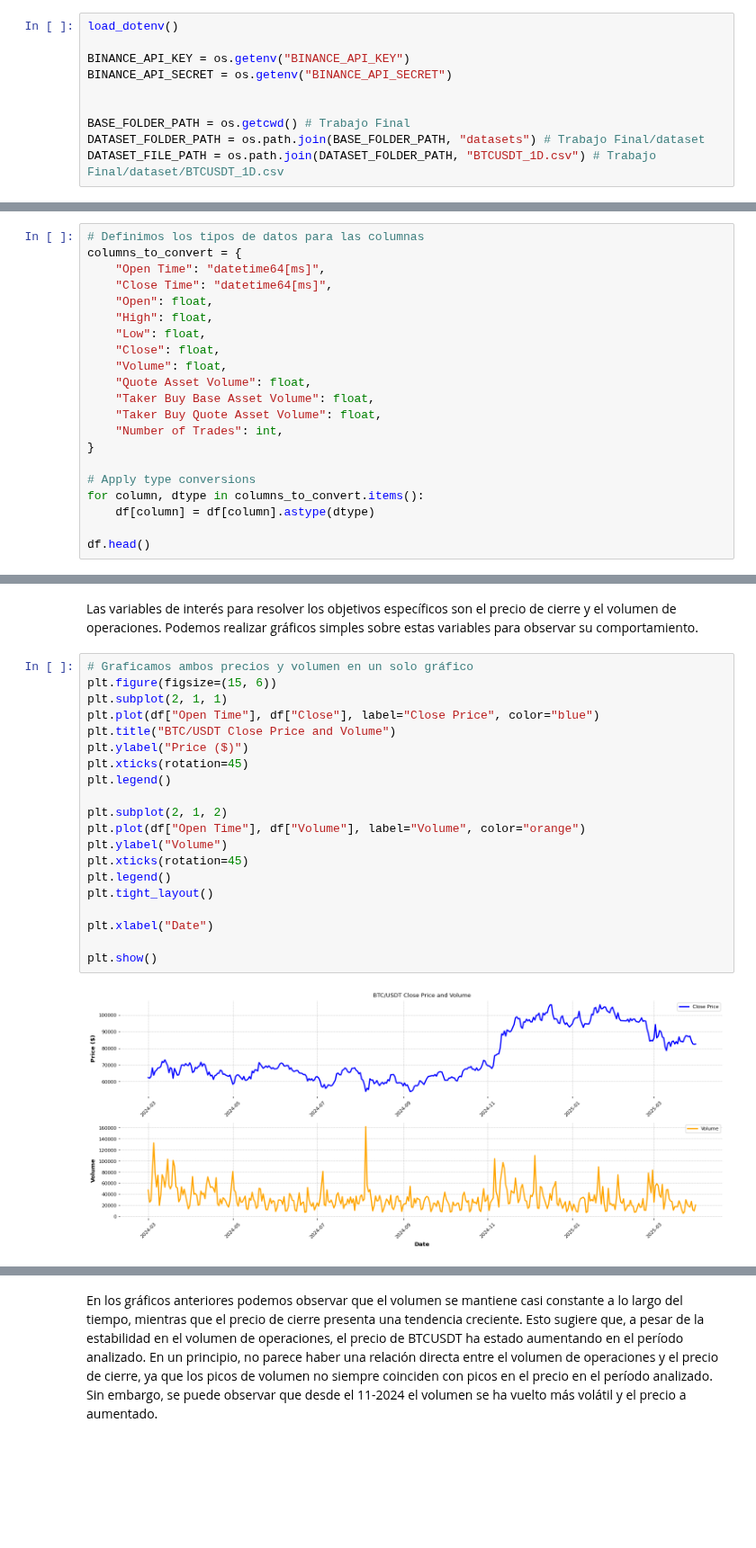
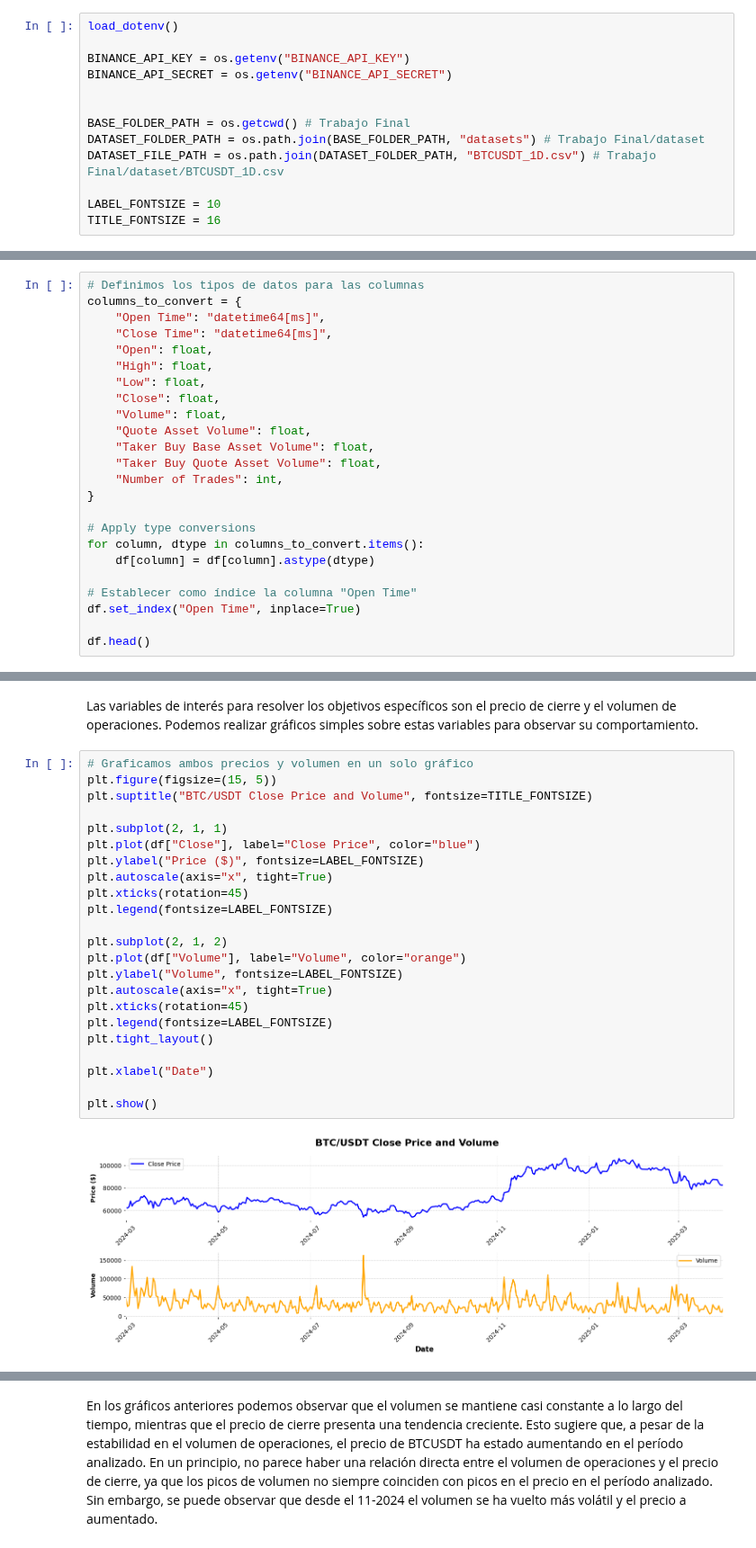
Before and after one commit to brunomaso1/uba-mia, a Jupyter notebook: mia-ast1/Trabajo final/tp-final.ipynb, the cells around one changed output, grey strips where cells are left out. Shown at 90% size. Drawn from its saved outputs; the diff is of its cells as text; blank space fills up the shorter version.

```diff
--- a/mia-ast1/Trabajo final/tp-final.ipynb
+++ b/mia-ast1/Trabajo final/tp-final.ipynb
@@ -66,6 +69,9 @@ BINANCE_API_SECRET = os.getenv("BINANCE_API_SECRET")
 BASE_FOLDER_PATH = os.getcwd() # Trabajo Final
 DATASET_FOLDER_PATH = os.path.join(BASE_FOLDER_PATH, "datasets") # Trabajo Final/dataset
 DATASET_FILE_PATH = os.path.join(DATASET_FOLDER_PATH, "BTCUSDT_1D.csv") # Trabajo Final/dataset/BTCUSDT_1D.csv
+
+LABEL_FONTSIZE = 10
+TITLE_FONTSIZE = 16
 # %% [markdown]
 <!-- Colab -->
 <!-- <div align="center"><img src="https://drive.google.com/uc?export=view&id=1QSNrTsz1hQbmZwpgwx0qpfpNtLW19Orm" width="600" alt="Figura 1: A data scientist is working on word generation using the Lord of the Rings lore. The image is dark and moody, with a focus on the scientist's computer screen. The screen displays a visualization the one ring, with a map of Middle Earth in the background. - Generada con DALL-E3"></div> -->
@@ -287,5 +293,8 @@ columns_to_convert = {
 for column, dtype in columns_to_convert.items():
     df[column] = df[column].astype(dtype)
 
+# Establecer como índice la columna "Open Time"
+df.set_index("Open Time", inplace=True)
+
 df.head()
 # %% [output]
@@ -386,25 +396,28 @@ mpf.plot(df_ohlc, type="candle", style=style, title="BTC/USDT OHLC", ylabel="Pri
 Las variables de interés para resolver los objetivos específicos son el precio de cierre y el volumen de operaciones. Podemos realizar gráficos simples sobre estas variables para observar su comportamiento.
 # %%
 # Graficamos ambos precios y volumen en un solo gráfico
-plt.figure(figsize=(15, 6))
+plt.figure(figsize=(15, 5))
+plt.suptitle("BTC/USDT Close Price and Volume", fontsize=TITLE_FONTSIZE)
+
 plt.subplot(2, 1, 1)
-plt.plot(df["Open Time"], df["Close"], label="Close Price", color="blue")
-plt.title("BTC/USDT Close Price and Volume")
-plt.ylabel("Price ($)")
+plt.plot(df["Close"], label="Close Price", color="blue")
+plt.ylabel("Price ($)", fontsize=LABEL_FONTSIZE)
+plt.autoscale(axis="x", tight=True)
 plt.xticks(rotation=45)
-plt.legend()
+plt.legend(fontsize=LABEL_FONTSIZE)
 
 plt.subplot(2, 1, 2)
-plt.plot(df["Open Time"], df["Volume"], label="Volume", color="orange")
-plt.ylabel("Volume")
+plt.plot(df["Volume"], label="Volume", color="orange")
+plt.ylabel("Volume", fontsize=LABEL_FONTSIZE)
+plt.autoscale(axis="x", tight=True)
 plt.xticks(rotation=45)
-plt.legend()
+plt.legend(fontsize=LABEL_FONTSIZE)
 plt.tight_layout()
 
 plt.xlabel("Date")
 
 plt.show()
 # %% [output]
-[figure, old version]
+[figure, new version]
 # %%
 # Graficamos uno sobre el otro
```
Also changed, not shown: parts of 15 cells of this notebook.
